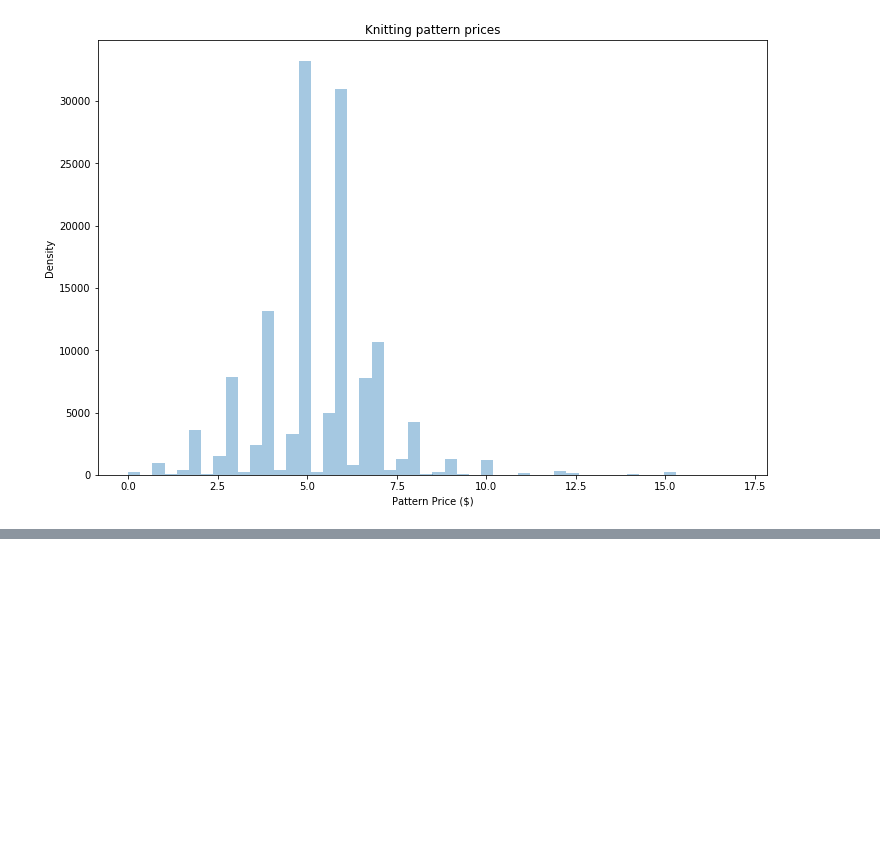
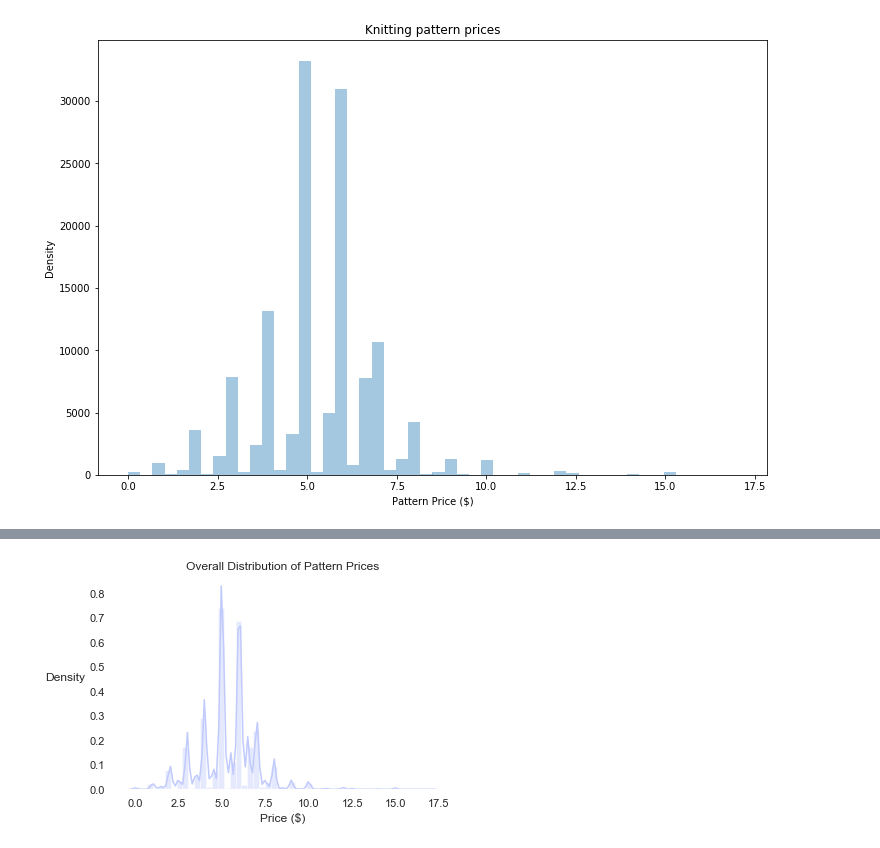
Before and after one commit to jweinreb-zz/knitpick, a Jupyter notebook: demo EDA.ipynb, the cells around one changed output, grey strips where cells are left out. Cells and saved outputs as stored; diff of their text form; code cells hidden in the pictures; blank space fills up the shorter version.

```diff
--- a/demo EDA.ipynb
+++ b/demo EDA.ipynb
@@ -271,0 +281,15 @@ fig.savefig('average_prices.png')
+# %%
+sns.set(rc={'axes.facecolor':'white', 'figure.facecolor':'white', 'axes.grid' : False,})
+pal = sns.color_palette(['#afcfec'])
+fig, ax = plt.subplots()
+plt.gcf().subplots_adjust(left=0.2)
+sns.distplot(df2.price, color='#c0cafc', ax=ax)
+ax.set_xlabel('Price ($)')
+ax.set_title('Overall Distribution of Pattern Prices')
+h = plt.ylabel('Density')
+h.set_rotation(0)
+h.set_ha('right')
+fig.tight_layout()
+fig.savefig('Overall_prices.png')
+# %% [output]
+[figure, added]
```
Also changed, not shown: parts of 21 cells of this notebook.
